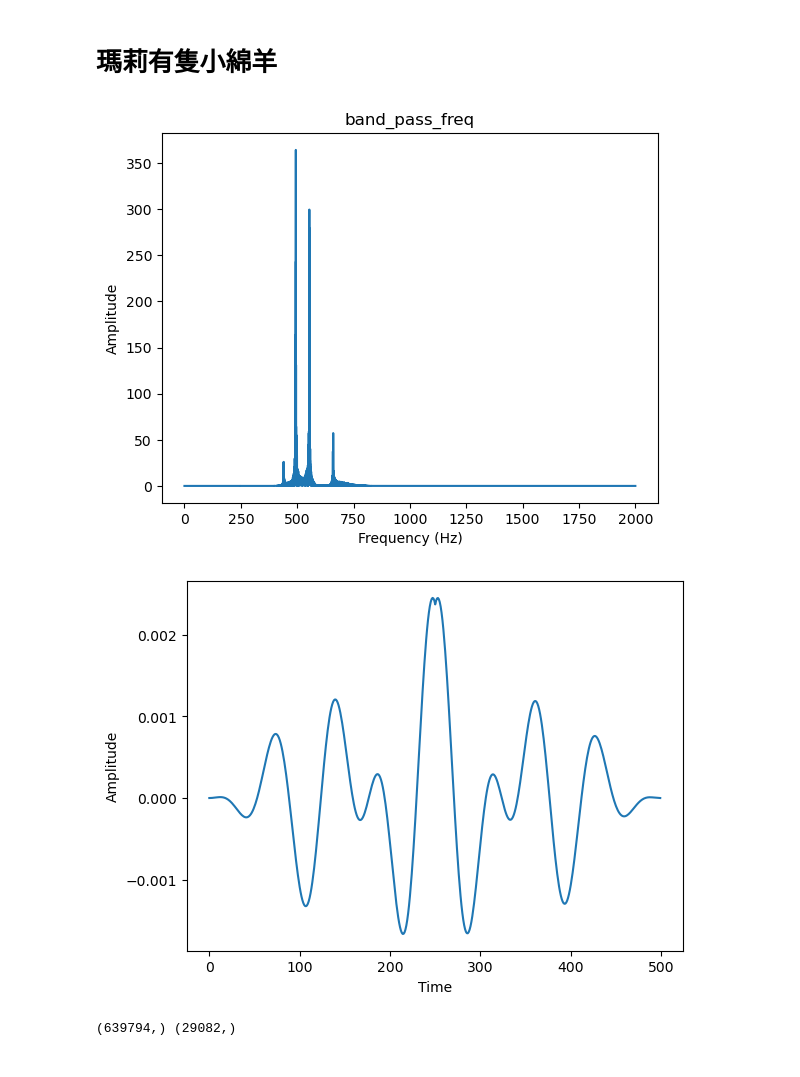
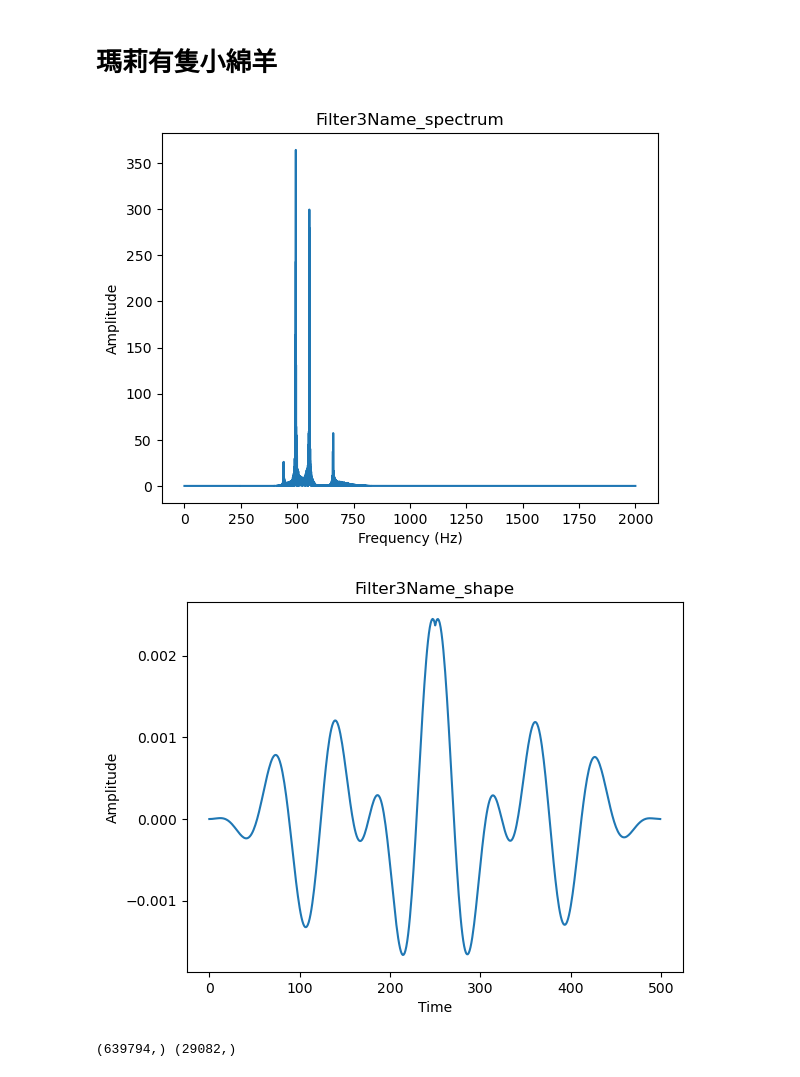
Before and after one commit to 108062138/multimedia-hw2, a Jupyter notebook: Q2/2.ipynb, the cells around one changed output. Saved outputs shown, nothing was run; the diff lists cells and outputs as text; code cells hidden in the pictures.

```diff
--- a/Q2/2.ipynb
+++ b/Q2/2.ipynb
@@ -18,6 +18,7 @@ if not is_out_exist:
 # %% [output]
 44100
 # %%
+
 def video_saver(input_audio, filename, sampling_rate):
     data = input_audio
     scaled = np.int16(data / np.max(np.abs(data)) * 32767)
@@ -126,6 +127,7 @@ def time_domain(input_audio, filename):
     plt.plot(input_audio)
     plt.xlabel('Time')
     plt.ylabel('Amplitude')
+    plt.title(filename)
     plt.savefig('.\\output\\' + filename +'.png')
     plt.show()
 # %% [markdown]
@@ -137,18 +139,21 @@ freq_domain(input_audio=input_audio, f_sampling_rate=sampling_rate, filename='in
 # %% [markdown]
 # 小蜜蜂
 # %%
-my_low_pass_filter = low_pass_filter(f_cutoff=350, f_sampling_rate=sampling_rate, N = 800, window_type='blackman')
+f_cutoff = 350
+N = 800
+my_low_pass_filter = low_pass_filter(f_cutoff=f_cutoff, f_sampling_rate=sampling_rate, N = N, window_type='blackman')
 res = masking(input_audio=input_audio, my_filter=my_low_pass_filter, N=800)
 tmp = res.copy()
-freq_domain(input_audio=res, f_sampling_rate=sampling_rate, filename='low_pass_freq')
-time_domain(input_audio=my_low_pass_filter, filename='low_pass_filter')
-video_saver(input_audio=res, sampling_rate=sampling_rate, filename='.\\output\\low_pass.wav')
+freq_domain(input_audio=res, f_sampling_rate=sampling_rate, filename='Filter1Name_spectrum')
+time_domain(input_audio=my_low_pass_filter, filename='Filter1Name_shape')
+base_store_name = '.\\output\\Filter1Name_'+ str(f_cutoff) + '_' + str(N)
+video_saver(input_audio=res, sampling_rate=sampling_rate, filename= base_store_name + '.wav')
 one_fold_res = one_fold_echo(input_audio=res, delay=1000, gain=0.5)
 multi_fold_res = multiple_fold_echo(input_audio=res, delay=1000, gain=0.5)
-video_saver(input_audio=one_fold_res, sampling_rate=sampling_rate, filename='.\\output\\low_pass_one_fold.wav')
-video_saver(input_audio=multi_fold_res, sampling_rate=sampling_rate, filename='.\\output\\low_pass_multi_fold.wav')
+video_saver(input_audio=one_fold_res, sampling_rate=sampling_rate, filename='.\\output\\Echo_one.wav')
+video_saver(input_audio=multi_fold_res, sampling_rate=sampling_rate, filename='.\\output\\Echo_multiple.wav')
 new_sampling_rate = 2000
 down_sampling_res = down_sampling(input_audio=tmp, sampling_rate=sampling_rate, new_sampling_rate=new_sampling_rate)
 freq_domain(input_audio=down_sampling_res, f_sampling_rate=new_sampling_rate, filename='low_pass_freq_2khz')
-video_saver(input_audio=down_sampling_res, sampling_rate=new_sampling_rate, filename='.\\output\\low_pass_2khz.wav')
+video_saver(input_audio=down_sampling_res, sampling_rate=new_sampling_rate, filename=base_store_name + '_2kHZ.wav')
 # %% [output]
@@ -167,13 +172,13 @@ for name in lib:
     my_high_pass_filter = high_pass_filter(f_cutoff=f_cutoff, f_sampling_rate=sampling_rate, N = N, window_type=name)
     res = masking(input_audio=input_audio, my_filter=my_high_pass_filter, N = N)
     tmp = res.copy()
-    freq_domain(input_audio=res, f_sampling_rate=sampling_rate, filename='high_pass_freq')
-    time_domain(input_audio=my_high_pass_filter, filename='high_pass_filter')
-    save_name = '.\\output\\high_pass_'+ name +'.wav'
-    video_saver(input_audio=res, sampling_rate=sampling_rate, filename=save_name)
+    freq_domain(input_audio=res, f_sampling_rate=sampling_rate, filename='Filter2Name_spectrum')
+    time_domain(input_audio=my_high_pass_filter, filename='Filter2Name_shape')
+    save_name = '.\\output\\Filter2Name_'+ str(f_cutoff) + '_' + str(N)
+    video_saver(input_audio=res, sampling_rate=sampling_rate, filename=save_name + '.wav')
 
     new_sampling_rate = 2000
     down_sampling_res = down_sampling(input_audio=tmp, sampling_rate=sampling_rate, new_sampling_rate=new_sampling_rate)
     freq_domain(input_audio=down_sampling_res, f_sampling_rate=new_sampling_rate, filename='high_pass_freq_2khz')
-    video_saver(input_audio=down_sampling_res, sampling_rate=new_sampling_rate, filename='.\\output\\high_pass_2khz.wav')
+    video_saver(input_audio=down_sampling_res, sampling_rate=new_sampling_rate, filename=save_name + '_2kHZ.wav')
 # %% [output]
@@ -186,29 +191,29 @@ for name in lib:
 # %%
 #lib = ['rectangular', 'hamming', 'hanning', 'blackman']
 lib = ['blackman']
 N = 500
 f_cutoff_low = 500
 f_cutoff_high = 750
 offset = 100
 for name in lib:
     hpf = high_pass_filter(f_cutoff=f_cutoff_low + offset, f_sampling_rate=sampling_rate, N = N, window_type=name)
     lpf = low_pass_filter(f_cutoff=f_cutoff_high -offset, f_sampling_rate=sampling_rate, N = N, window_type=name)
     my_band_pass_filter = band_pass_filter(f_cutoff_low=f_cutoff_low,f_cutoff_high=f_cutoff_high, f_sampling_rate=sampling_rate, N = N, window_type=name)
     res = masking(input_audio=input_audio, my_filter=my_band_pass_filter, N=N)
     res = masking(input_audio=res, my_filter=hpf, N=N)
     res = masking(input_audio=res, my_filter=lpf, N=N)
     tmp = res.copy()
-    freq_domain(input_audio=res, f_sampling_rate=sampling_rate, filename='band_pass_freq')
-    time_domain(input_audio=my_band_pass_filter, filename='band_pass_filter')
-    save_name = '.\\output\\band_pass_'+ name +'.wav'
-    video_saver(input_audio=res, sampling_rate=sampling_rate, filename=save_name)
+    freq_domain(input_audio=res, f_sampling_rate=sampling_rate, filename='Filter3Name_spectrum')
+    time_domain(input_audio=my_band_pass_filter, filename='Filter3Name_shape')
+    save_name = '.\\output\\Filter3Name_' + str(f_cutoff_low) + '_' + str(f_cutoff_high)
+    video_saver(input_audio=res, sampling_rate=sampling_rate, filename=save_name +'.wav')
 
     new_sampling_rate = 2000
     down_sampling_res = down_sampling(input_audio=tmp, sampling_rate=sampling_rate, new_sampling_rate=new_sampling_rate)
     freq_domain(input_audio=down_sampling_res, f_sampling_rate=new_sampling_rate, filename='band_pass_freq_2khz')
-    video_saver(input_audio=down_sampling_res, sampling_rate=new_sampling_rate, filename='.\\output\\band_pass_2khz.wav')
+    video_saver(input_audio=down_sampling_res, sampling_rate=new_sampling_rate, filename= save_name + '_2kHZ.wav')
 # %% [output]
-[figure, old version]
+[figure, new version]
-[figure, old version]
+[figure, new version]
 (639794,) (29082,)
 [figure]
```
Also changed, not shown: parts of 2 cells of this notebook, 20 other files.
